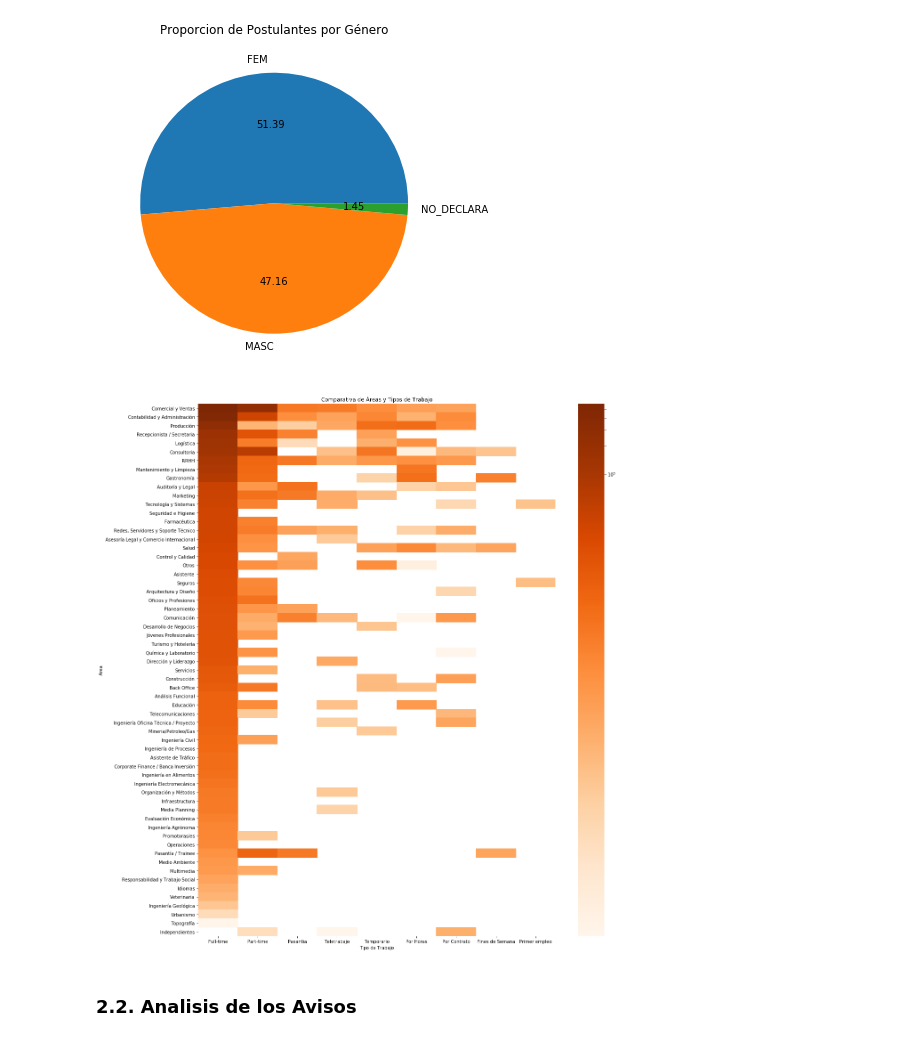
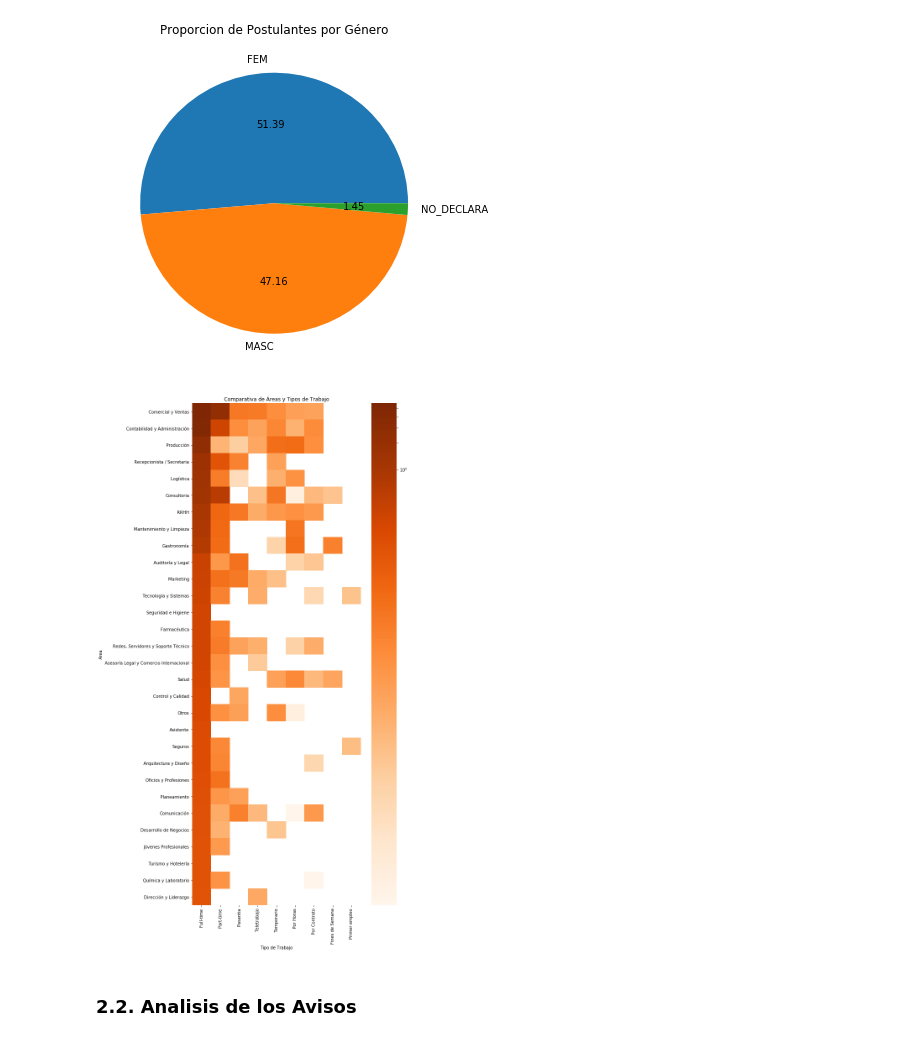
Before and after one commit to PRPablo/dataJobSearches, a Jupyter notebook: exploratoryAnalysis/exploratoryAnalysis.ipynb, the cells around one changed output. Saved outputs shown, nothing was run; the diff lists cells and outputs as text; code cells hidden in the pictures.

```diff
--- a/exploratoryAnalysis/exploratoryAnalysis.ipynb
+++ b/exploratoryAnalysis/exploratoryAnalysis.ipynb
@@ -193,26 +193,27 @@ ax.set_ylabel('');
 # %%
 # Creo un nuevo DataFrame de los postulantes y el area para el cual se postulan con mas frecuencia.
 postulantes_areas_tipo_trabajo = pd.merge(postulaciones, avisos_detalles, how='inner', on='idaviso')
 postulantes_areas_tipo_trabajo = postulantes_areas_tipo_trabajo.groupby(['nombre_area', \
                                                                          'tipo_de_trabajo'])['idpostulante'].count().reset_index()
 postulantes_areas_tipo_trabajo = postulantes_areas_tipo_trabajo.sort_values('idpostulante', ascending=False)
 
 postulantes_areas_tipo_trabajo.rename({
     'tipo_de_trabajo': 'Tipo de Trabajo',
     'nombre_area': 'Area'
 }, inplace=True, axis=1)
 
 postulantes_areas_tipo_trabajo = pd.pivot_table(postulantes_areas_tipo_trabajo, values='idpostulante', \
                                                 columns='Tipo de Trabajo', index='Area')
 postulantes_areas_tipo_trabajo.sort_values('Full-time', axis=0, inplace=True, ascending=False)
 postulantes_areas_tipo_trabajo.sort_values('Comercial y Ventas', axis=1, inplace=True, ascending=False)
+postulantes_areas_tipo_trabajo = postulantes_areas_tipo_trabajo[postulantes_areas_tipo_trabajo['Full-time'] > 10000]
 
-plt.subplots(figsize=(18,22))
+plt.subplots(figsize=(9,22))
 ax = plt.axes()
 sns.heatmap(postulantes_areas_tipo_trabajo, cmap='Oranges', norm=LogNorm(0, 100), ax=ax)
 ax.set_title('Comparativa de Áreas y Tipos de Trabajo');
 # %% [output]
-[figure, old version]
+[figure, new version]
 # %% [markdown]
 ### 2.2. Analisis de los Avisos
 # %% [markdown]
```
Also changed, not shown: parts of 10 cells of this notebook.
